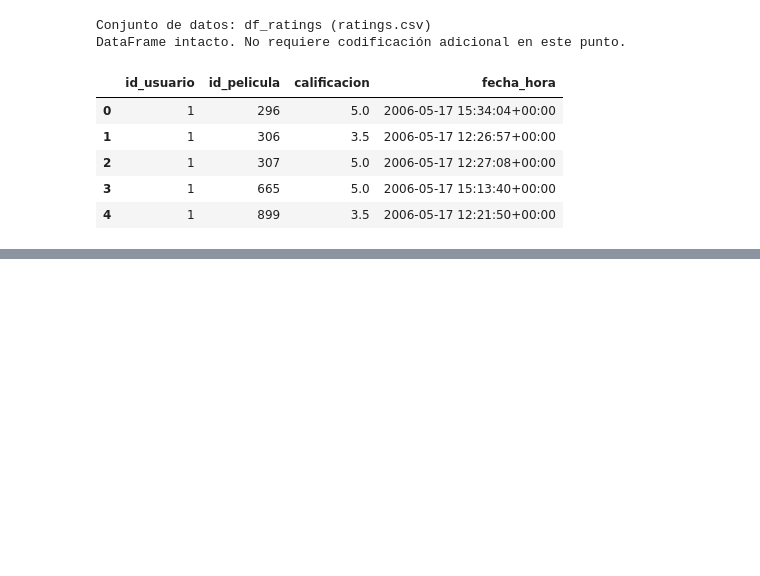
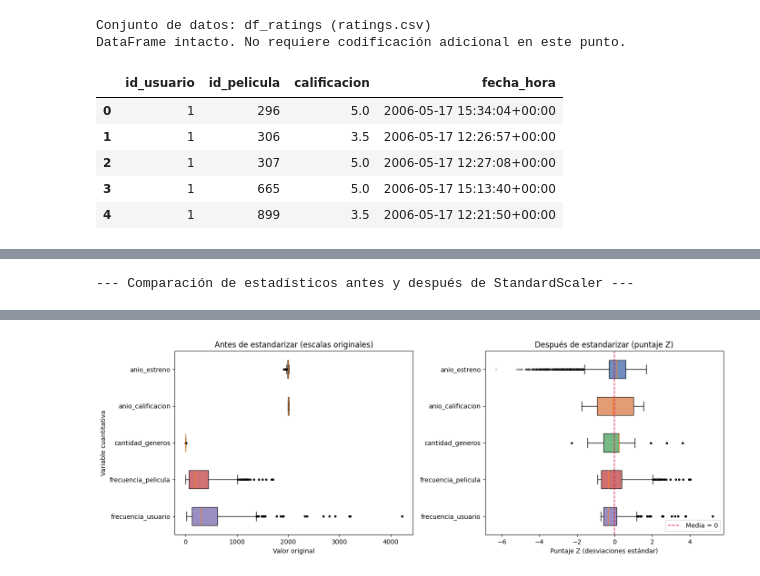
Before and after one commit to sheylamurillo/laboratorio4_conjunto-de-datos, a Jupyter notebook: lab4_IC2025.ipynb, the cells around one changed output, grey strips where cells are left out. Cells and saved outputs as stored; diff of their text form; code cells hidden in the pictures; blank space fills up the shorter version.

```diff
--- a/lab4_IC2025.ipynb
+++ b/lab4_IC2025.ipynb
@@ -380,0 +444,78 @@ DataFrame intacto. No requiere codificación adicional en este punto.
+# %%
+columnas_escalar = [
+    "anio_estreno",
+    "anio_calificacion",
+    "cantidad_generos",
+    "frecuencia_pelicula",
+    "frecuencia_usuario"
+]
+
+df_procesado = df_integrado.copy()
+escalador = StandardScaler()
+df_procesado[columnas_escalar] = escalador.fit_transform(df_procesado[columnas_escalar])
+
+# Tabla comparativa de estadísticos antes y después de estandarizar
+resumen_escalado = pd.DataFrame({
+    "media_antes": df_integrado[columnas_escalar].mean(),
+    "std_antes": df_integrado[columnas_escalar].std(),
+    "min_antes": df_integrado[columnas_escalar].min(),
+    "max_antes": df_integrado[columnas_escalar].max(),
+    "media_despues": df_procesado[columnas_escalar].mean(),
+    "std_despues": df_procesado[columnas_escalar].std(),
+    "min_despues": df_procesado[columnas_escalar].min(),
+    "max_despues": df_procesado[columnas_escalar].max()
+}).round(4)
+
+print("--- Comparación de estadísticos antes y después de StandardScaler ---")
+display(resumen_escalado)
+
+# Comparación gráfica antes vs. después sobre muestra aleatoria reproducible
+rng = np.random.default_rng(42)
+idx_muestra = rng.choice(len(df_integrado), size=min(20000, len(df_integrado)), replace=False)
+
+colores_vars = ["#4C72B0", "#DD8452", "#55A868", "#C44E52", "#8172B3"]
+posiciones = np.arange(1, len(columnas_escalar) + 1)
+
+fig, axes = plt.subplots(1, 2, figsize=(14, 5))
+
+bp_antes = axes[0].boxplot(
+    [df_integrado.iloc[idx_muestra][col].to_numpy() for col in columnas_escalar],
+    positions=posiciones,
+    vert=False,
+    patch_artist=True,
+    flierprops={"marker": "o", "markersize": 2, "alpha": 0.25}
+)
+for patch, color in zip(bp_antes["boxes"], colores_vars):
+    patch.set_facecolor(color)
+    patch.set_alpha(0.8)
+
+axes[0].set_yticks(posiciones)
+axes[0].set_yticklabels(columnas_escalar)
+axes[0].invert_yaxis()
+axes[0].set_title("Antes de estandarizar (escalas originales)")
+axes[0].set_xlabel("Valor original")
+axes[0].set_ylabel("Variable cuantitativa")
+
+bp_despues = axes[1].boxplot(
+    [df_procesado.iloc[idx_muestra][col].to_numpy() for col in columnas_escalar],
+    positions=posiciones,
+    vert=False,
+    patch_artist=True,
+    flierprops={"marker": "o", "markersize": 2, "alpha": 0.25}
+)
+for patch, color in zip(bp_despues["boxes"], colores_vars):
+    patch.set_facecolor(color)
+    patch.set_alpha(0.8)
+
+axes[1].axvline(0, color="crimson", linestyle="--", linewidth=1.2, label="Media = 0")
+axes[1].set_yticks(posiciones)
+axes[1].set_yticklabels(columnas_escalar)
+axes[1].invert_yaxis()
+axes[1].set_title("Después de estandarizar (puntaje Z)")
+axes[1].set_xlabel("Puntaje Z (desviaciones estándar)")
+axes[1].legend(loc="lower right")
+
+plt.tight_layout()
+plt.show()
+# %% [output]
+--- Comparación de estadísticos antes y después de StandardScaler ---
@@ -380,0 +528 @@ DataFrame intacto. No requiere codificación adicional en este punto.
+[figure, added]
```
Also changed, not shown: parts of 6 cells of this notebook.
